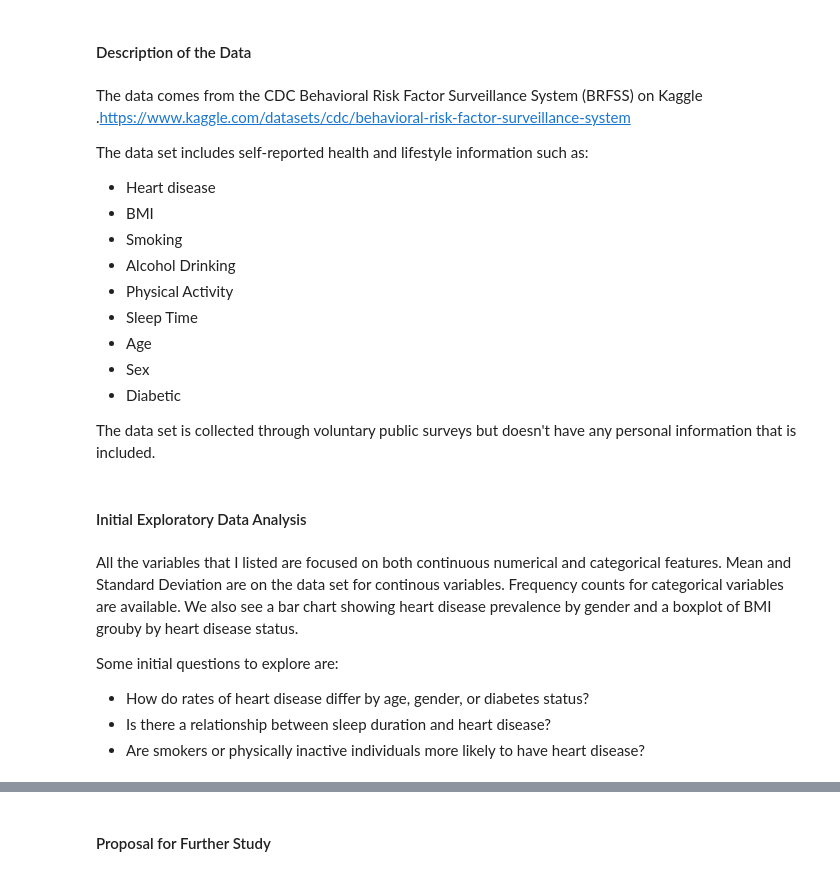
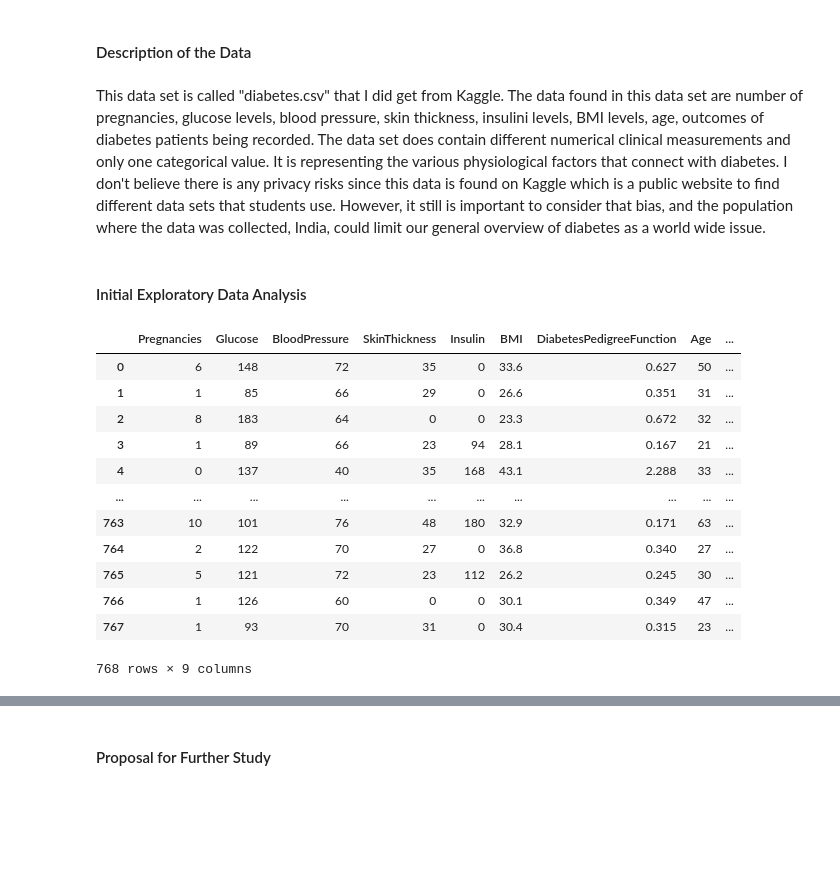
Before and after one commit to ehernandez0904/Data-101-Fall-2025, a Jupyter notebook: Project Proposal.ipynb, the cells around one changed output, grey strips where cells are left out. Drawn from its saved outputs; the diff is of its cells as text; code cells hidden in the pictures; blank space fills up the shorter version.

```diff
--- a/Project Proposal.ipynb
+++ b/Project Proposal.ipynb
@@ -20,26 +24,7 @@ I want to understand how everyday habits contribute to heart disease risk and bu
 # %% [markdown]
 #### Description of the Data
 # %% [markdown]
-The data comes from the CDC Behavioral Risk Factor Surveillance System (BRFSS) on Kaggle .https://www.kaggle.com/datasets/cdc/behavioral-risk-factor-surveillance-system
-
-The data set includes self-reported health and lifestyle information such as:
-- Heart disease
-- BMI
-- Smoking
-- Alcohol Drinking
-- Physical Activity
-- Sleep Time
-- Age
-- Sex
-- Diabetic
-
-The data set is collected through voluntary public surveys but doesn't have any personal information that is included.
+This data set is called "diabetes.csv" that I did get from Kaggle. The data found in this data set are number of pregnancies, glucose levels, blood pressure, skin thickness, insulini levels, BMI levels, age, outcomes of diabetes patients being recorded.
+The data set does contain different numerical clinical measurements and only one categorical value. It is representing the various physiological factors that connect with diabetes. I don't believe there is any privacy risks since this data is found on Kaggle which is a public website to find different data sets that students use. However, it still is important to consider that bias, and the population where the data was collected, India, could limit our general overview of diabetes as a world wide issue.
 # %% [markdown]
 #### Initial Exploratory Data Analysis
-# %% [markdown]
-All the variables that I listed are focused on both continuous numerical and categorical features. Mean and Standard Deviation are on the data set for continous variables. Frequency counts for categorical variables are available. We also see a bar chart showing heart disease prevalence by gender and a boxplot of BMI grouby by heart disease status.
-
-Some initial questions to explore are:
-- How do rates of heart disease differ by age, gender, or diabetes status?
-- Is there a relationship between sleep duration and heart disease?
-- Are smokers or physically inactive individuals more likely to have heart disease?
@@ -45,0 +42,18 @@ Some initial questions to explore are:
+# %%
+DF_raw=pd.read_csv('diabetes.csv')
+
+DF_raw
+# %% [output]
+|  | Pregnancies | Glucose | BloodPressure | SkinThickness | Insulin | BMI | DiabetesPedigreeFunction | Age | ... |
+| 0 | 6 | 148 | 72 | 35 | 0 | 33.6 | 0.627 | 50 | ... |
+| 1 | 1 | 85 | 66 | 29 | 0 | 26.6 | 0.351 | 31 | ... |
+| 2 | 8 | 183 | 64 | 0 | 0 | 23.3 | 0.672 | 32 | ... |
+| 3 | 1 | 89 | 66 | 23 | 94 | 28.1 | 0.167 | 21 | ... |
+| 4 | 0 | 137 | 40 | 35 | 168 | 43.1 | 2.288 | 33 | ... |
+| ... | ... | ... | ... | ... | ... | ... | ... | ... | ... |
+| 763 | 10 | 101 | 76 | 48 | 180 | 32.9 | 0.171 | 63 | ... |
+| 764 | 2 | 122 | 70 | 27 | 0 | 36.8 | 0.340 | 27 | ... |
+| 765 | 5 | 121 | 72 | 23 | 112 | 26.2 | 0.245 | 30 | ... |
+| 766 | 1 | 126 | 60 | 0 | 0 | 30.1 | 0.349 | 47 | ... |
+| 767 | 1 | 93 | 70 | 31 | 0 | 30.4 | 0.315 | 23 | ... |
+768 rows × 9 columns
```
Also changed, not shown: parts of 15 cells of this notebook.
